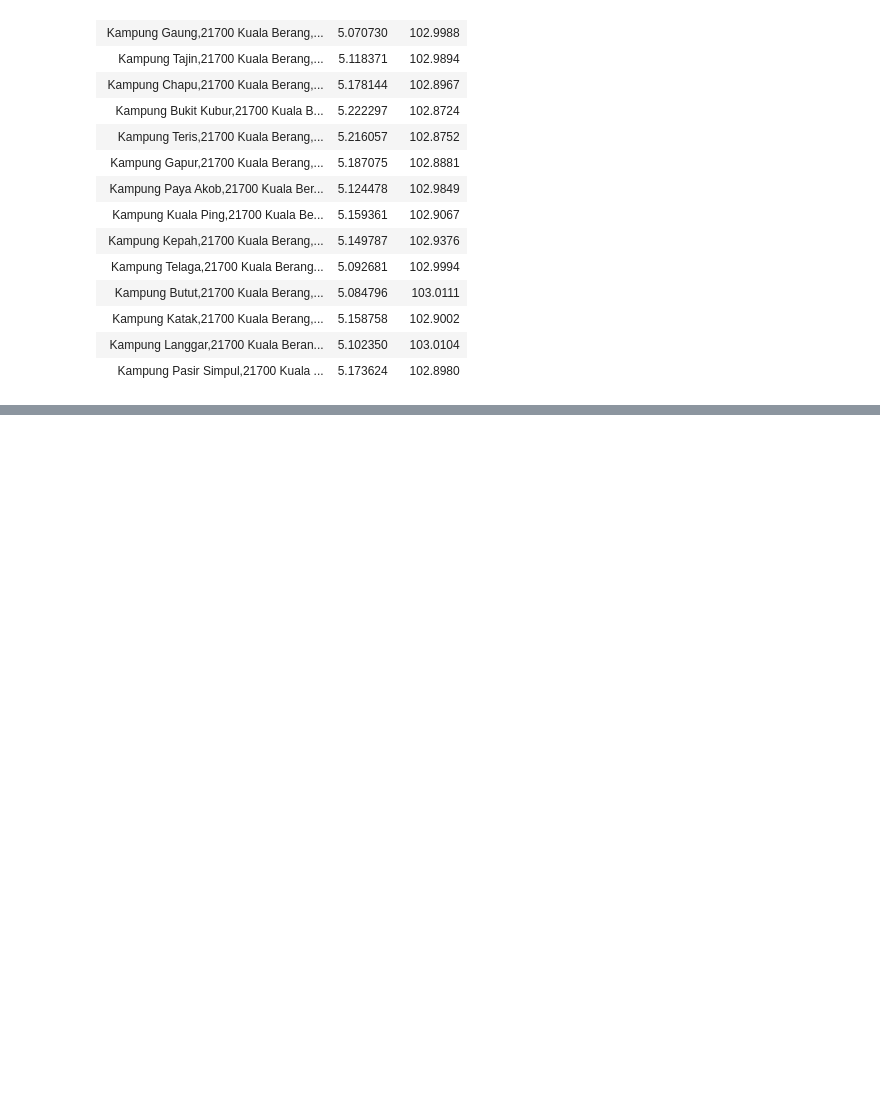
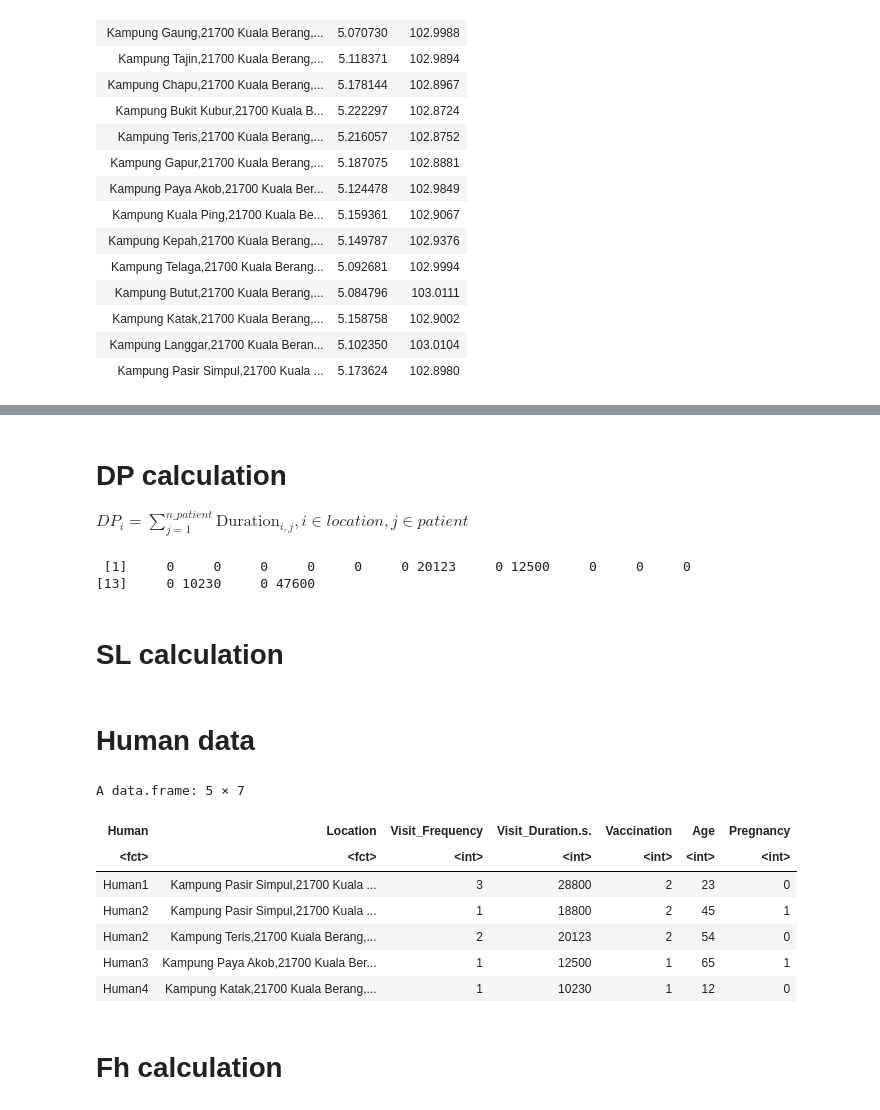
Before and after one commit to ludwigHoon/BPTNW, a Jupyter notebook: Bipartite Network Modelling for Measles Hotspot Detection.ipynb, the cells around one changed output, grey strips where cells are left out. Drawn from its saved outputs; the diff is of its cells as text; code cells hidden in the pictures; blank space fills up the shorter version.

```diff
--- a/Bipartite Network Modelling for Measles Hotspot Detection.ipynb
+++ b/Bipartite Network Modelling for Measles Hotspot Detection.ipynb
@@ -121,0 +179,3 @@ write.csv(mat, 'result.csv')
+# %% [markdown]
+# DP calculation
+$DP_i = \sum_{j=1}^{n\_patient} {\textrm{Duration}_{i,j}}, i \in location, j \in patient$
@@ -121,0 +192,23 @@ write.csv(mat, 'result.csv')
+# %%
+generateDP(locationMarker, patientM)
+# %% [output]
+ [1]     0     0     0     0     0     0 20123     0 12500     0     0     0
+[13]     0 10230     0 47600
+# %% [markdown]
+# SL calculation
+# %% [markdown]
+# Human data
+# %%
+human<-read.csv('human.csv')
+human
+# %% [output]
+A data.frame: 5 × 7
+| Human | Location | Visit_Frequency | Visit_Duration.s. | Vaccination | Age | Pregnancy |
+| <fct> | <fct> | <int> | <int> | <int> | <int> | <int> |
+| Human1 | Kampung Pasir Simpul,21700 Kuala ... | 3 | 28800 | 2 | 23 | 0 |
+| Human2 | Kampung Pasir Simpul,21700 Kuala ... | 1 | 18800 | 2 | 45 | 1 |
+| Human2 | Kampung Teris,21700 Kuala Berang,... | 2 | 20123 | 2 | 54 | 0 |
+| Human3 | Kampung Paya Akob,21700 Kuala Ber... | 1 | 12500 | 1 | 65 | 1 |
+| Human4 | Kampung Katak,21700 Kuala Berang,... | 1 | 10230 | 1 | 12 | 0 |
+# %% [markdown]
+# Fh calculation
```
Also changed, not shown: parts of 18 cells of this notebook, 3 other files.
